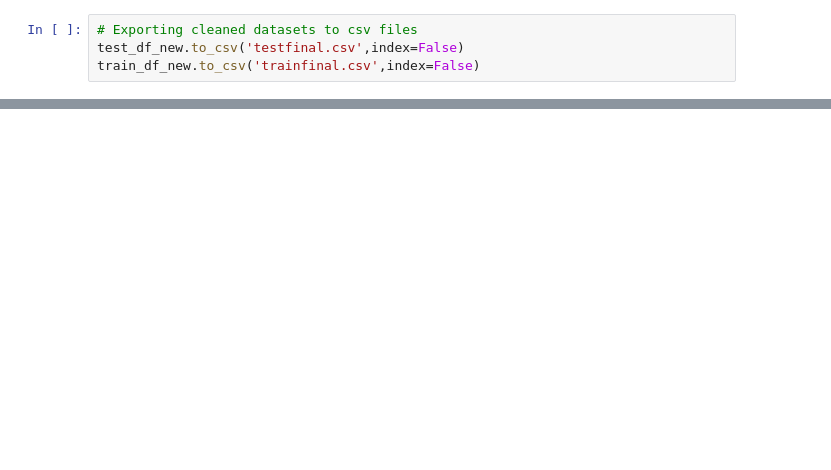
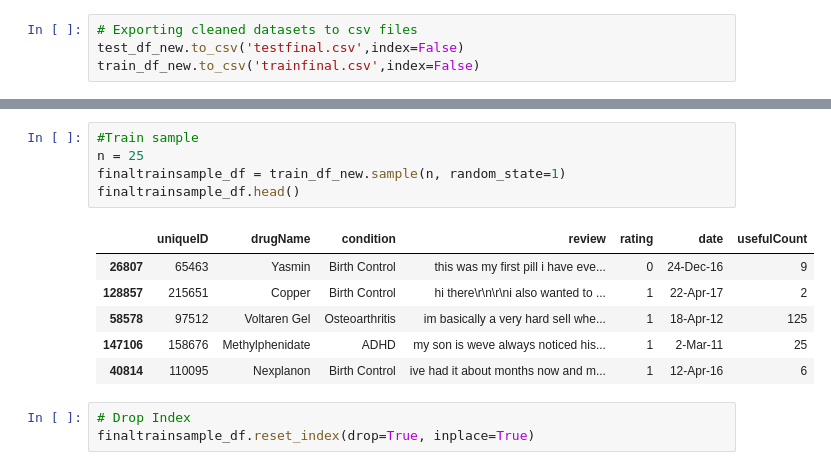
Before and after one commit to Sanjaye22/CUBootcamp-Final-Project, a Jupyter notebook: Notebook/Data Preprocessing.ipynb, the cells around one changed output, grey strips where cells are left out. Cells and saved outputs as stored; diff of their text form; blank space fills up the shorter version.

```diff
--- a/Notebook/Data Preprocessing.ipynb
+++ b/Notebook/Data Preprocessing.ipynb
@@ -257,0 +266,15 @@ train_df_new.to_csv('trainfinal.csv',index=False)
+# %%
+#Train sample
+n = 25
+finaltrainsample_df = train_df_new.sample(n, random_state=1)
+finaltrainsample_df.head()
+# %% [output]
+|  | uniqueID | drugName | condition | review | rating | date | usefulCount |
+| 26807 | 65463 | Yasmin | Birth Control | this was my first pill i have eve... | 0 | 24-Dec-16 | 9 |
+| 128857 | 215651 | Copper | Birth Control | hi there\r\n\r\ni also wanted to ... | 1 | 22-Apr-17 | 2 |
+| 58578 | 97512 | Voltaren Gel | Osteoarthritis | im basically a very hard sell whe... | 1 | 18-Apr-12 | 125 |
+| 147106 | 158676 | Methylphenidate | ADHD | my son is weve always noticed his... | 1 | 2-Mar-11 | 25 |
+| 40814 | 110095 | Nexplanon | Birth Control | ive had it about months now and m... | 1 | 12-Apr-16 | 6 |
+# %%
+# Drop Index
+finaltrainsample_df.reset_index(drop=True, inplace=True)
```
Also changed, not shown: parts of 8 cells of this notebook, 19 other files.
